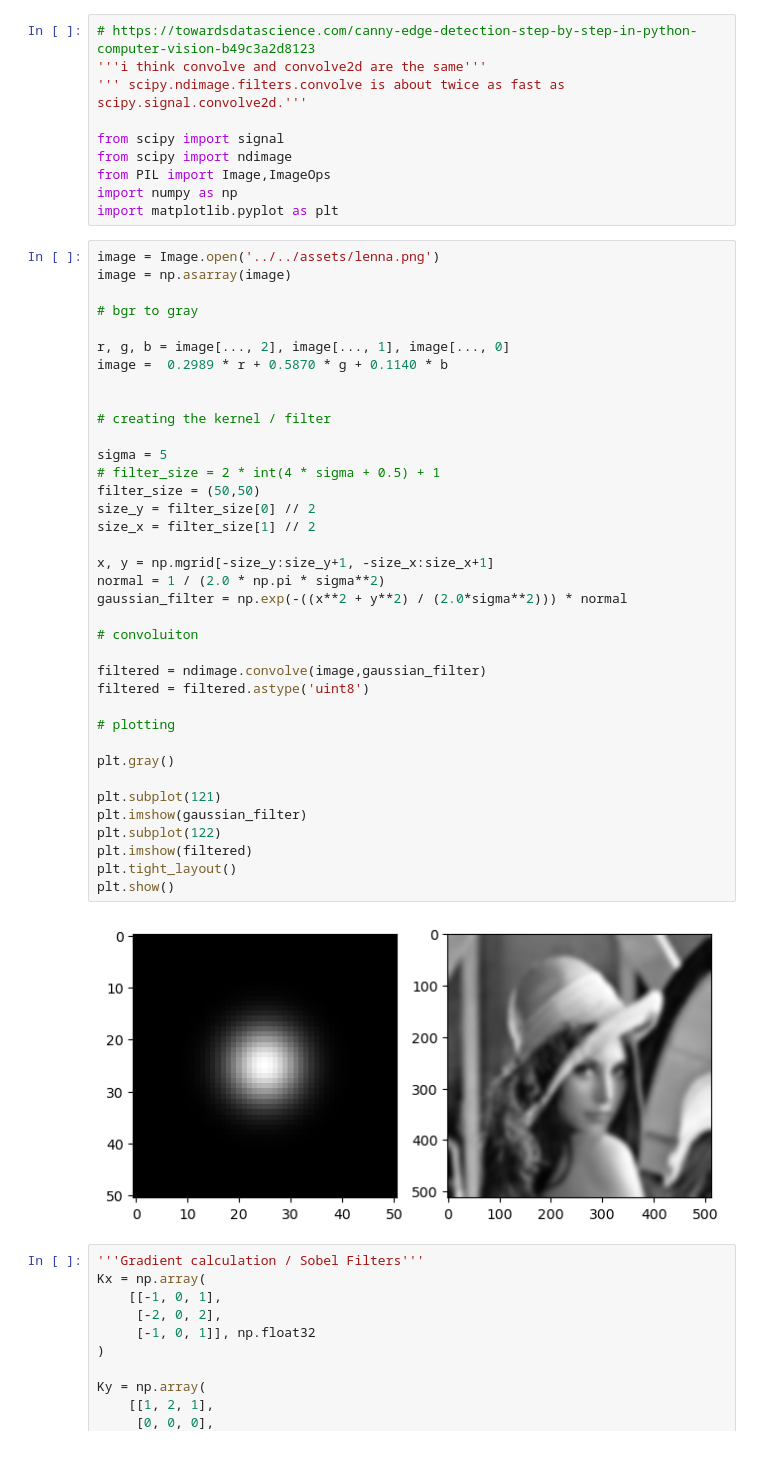
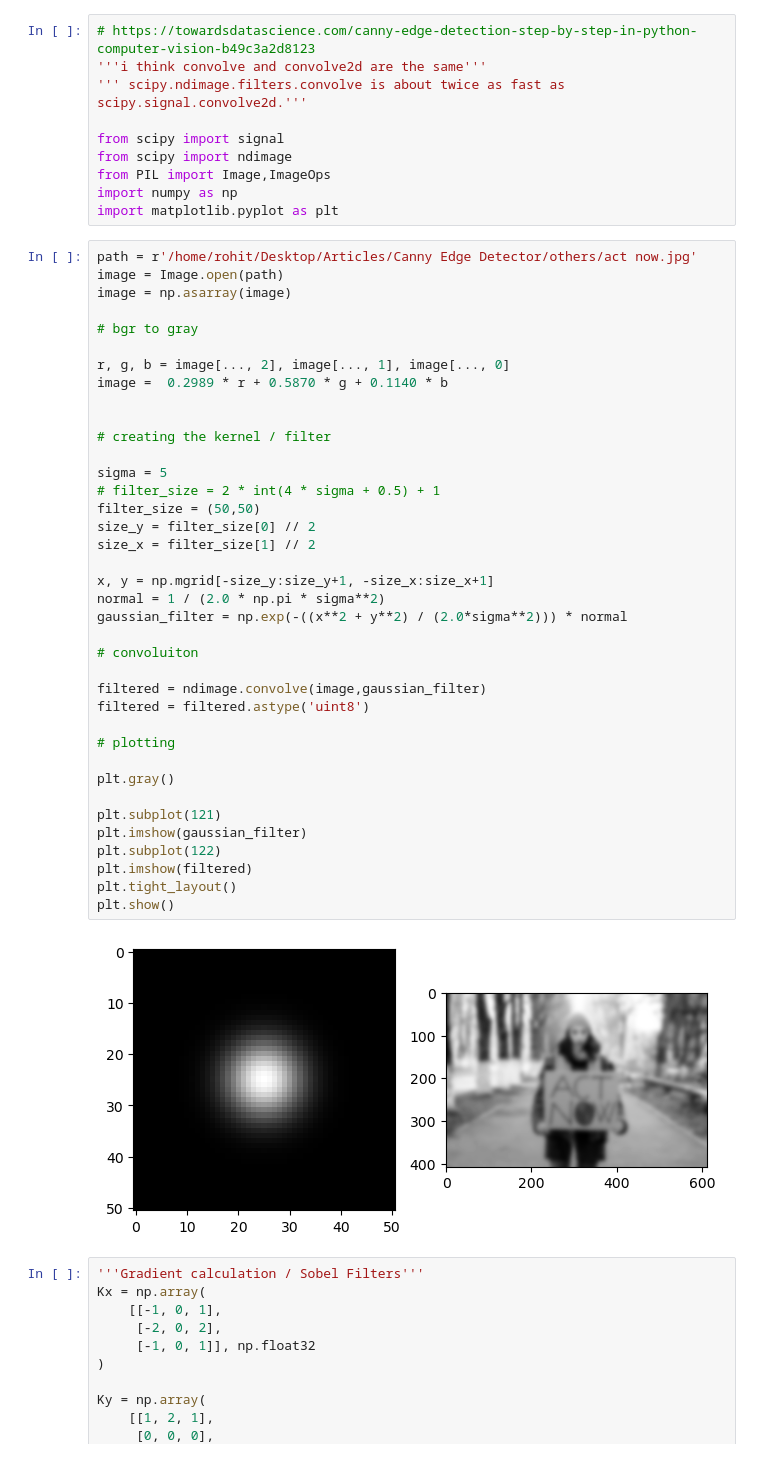
Before and after one commit to rohit-krish/CVFS, a Jupyter notebook: Canny Edge Detection/experimenting.ipynb, the cells around one changed output. Cells and saved outputs as stored; diff of their text form.

```diff
--- a/Canny Edge Detection/experimenting.ipynb
+++ b/Canny Edge Detection/experimenting.ipynb
@@ -9,7 +9,8 @@ from PIL import Image,ImageOps
 import numpy as np
 import matplotlib.pyplot as plt
 # %%
-image = Image.open('../../assets/lenna.png')
+path = r'/home/rohit/Desktop/Articles/Canny Edge Detector/others/act now.jpg'
+image = Image.open(path)
 image = np.asarray(image)
 
 # bgr to gray
@@ -19,34 +20,34 @@ image =  0.2989 * r + 0.5870 * g + 0.1140 * b
 
 
 # creating the kernel / filter
 
 sigma = 5
 # filter_size = 2 * int(4 * sigma + 0.5) + 1
 filter_size = (50,50)
 size_y = filter_size[0] // 2
 size_x = filter_size[1] // 2
 
 x, y = np.mgrid[-size_y:size_y+1, -size_x:size_x+1]
 normal = 1 / (2.0 * np.pi * sigma**2)
 gaussian_filter = np.exp(-((x**2 + y**2) / (2.0*sigma**2))) * normal
 
 # convoluiton
 
 filtered = ndimage.convolve(image,gaussian_filter)
 filtered = filtered.astype('uint8')
 
 # plotting
 
 plt.gray()
 
 plt.subplot(121)
 plt.imshow(gaussian_filter)
 plt.subplot(122)
 plt.imshow(filtered)
 plt.tight_layout()
 plt.show()
 # %% [output]
-[figure, old version]
+[figure, new version]
 # %%
 '''Gradient calculation / Sobel Filters'''
 Kx = np.array(
```
Also changed, not shown: 2 other files.
